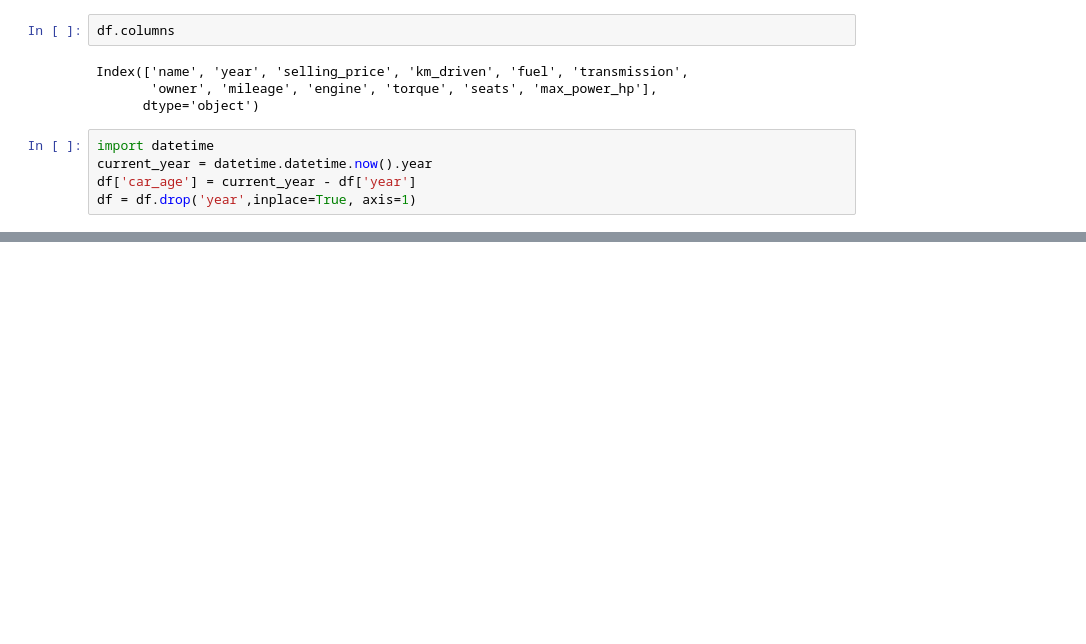
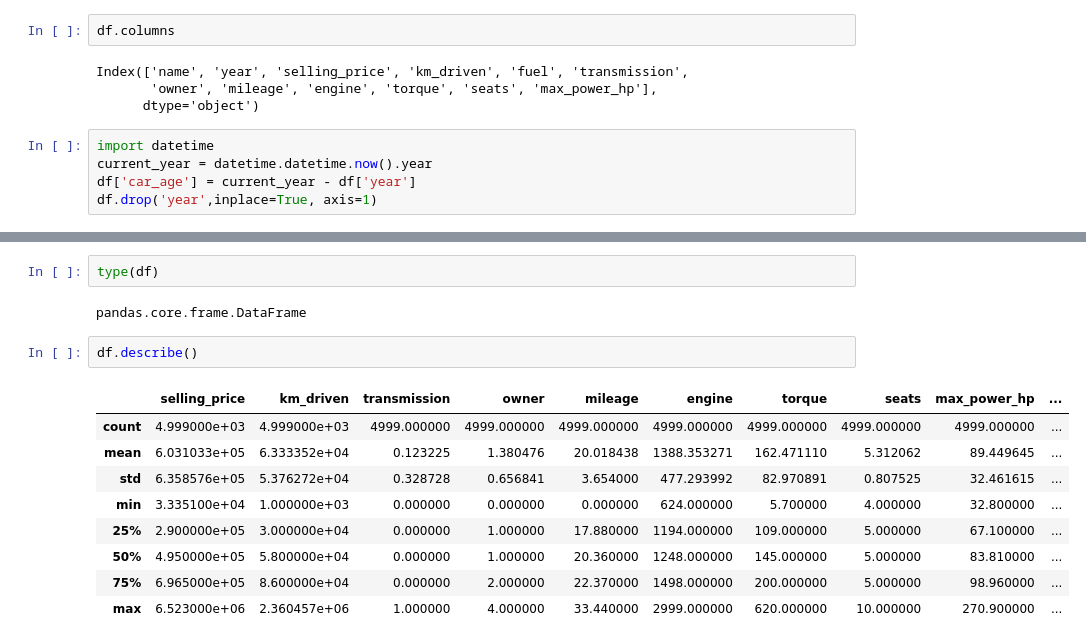
Before and after one commit to AliHasan06/Data-Science, a Jupyter notebook: my code/week 8/day2.ipynb, the cells around one changed output, grey strips where cells are left out. Saved outputs shown, nothing was run; the diff lists cells and outputs as text; blank space fills up the shorter version.

```diff
--- a/my code/week 8/day2.ipynb
+++ b/my code/week 8/day2.ipynb
@@ -263,4 +280,4 @@ Index(['name', 'year', 'selling_price', 'km_driven', 'fuel', 'transmission',
 import datetime
 current_year = datetime.datetime.now().year
 df['car_age'] = current_year - df['year']
-df = df.drop('year',inplace=True, axis=1)
+df.drop('year',inplace=True, axis=1)
@@ -270,0 +317,16 @@ AttributeError: 'NoneType' object has no attribute 'head'
+# %%
+type(df)
+# %% [output]
+pandas.core.frame.DataFrame
+# %%
+df.describe()
+# %% [output]
+|  | selling_price | km_driven | transmission | owner | mileage | engine | torque | seats | max_power_hp | ... |
+| count | 4.999000e+03 | 4.999000e+03 | 4999.000000 | 4999.000000 | 4999.000000 | 4999.000000 | 4999.000000 | 4999.000000 | 4999.000000 | ... |
+| mean | 6.031033e+05 | 6.333352e+04 | 0.123225 | 1.380476 | 20.018438 | 1388.353271 | 162.471110 | 5.312062 | 89.449645 | ... |
+| std | 6.358576e+05 | 5.376272e+04 | 0.328728 | 0.656841 | 3.654000 | 477.293992 | 82.970891 | 0.807525 | 32.461615 | ... |
+| min | 3.335100e+04 | 1.000000e+03 | 0.000000 | 0.000000 | 0.000000 | 624.000000 | 5.700000 | 4.000000 | 32.800000 | ... |
+| 25% | 2.900000e+05 | 3.000000e+04 | 0.000000 | 1.000000 | 17.880000 | 1194.000000 | 109.000000 | 5.000000 | 67.100000 | ... |
+| 50% | 4.950000e+05 | 5.800000e+04 | 0.000000 | 1.000000 | 20.360000 | 1248.000000 | 145.000000 | 5.000000 | 83.810000 | ... |
+| 75% | 6.965000e+05 | 8.600000e+04 | 0.000000 | 2.000000 | 22.370000 | 1498.000000 | 200.000000 | 5.000000 | 98.960000 | ... |
+| max | 6.523000e+06 | 2.360457e+06 | 1.000000 | 4.000000 | 33.440000 | 2999.000000 | 620.000000 | 10.000000 | 270.900000 | ... |
```
Also changed, not shown: parts of 17 cells of this notebook.
